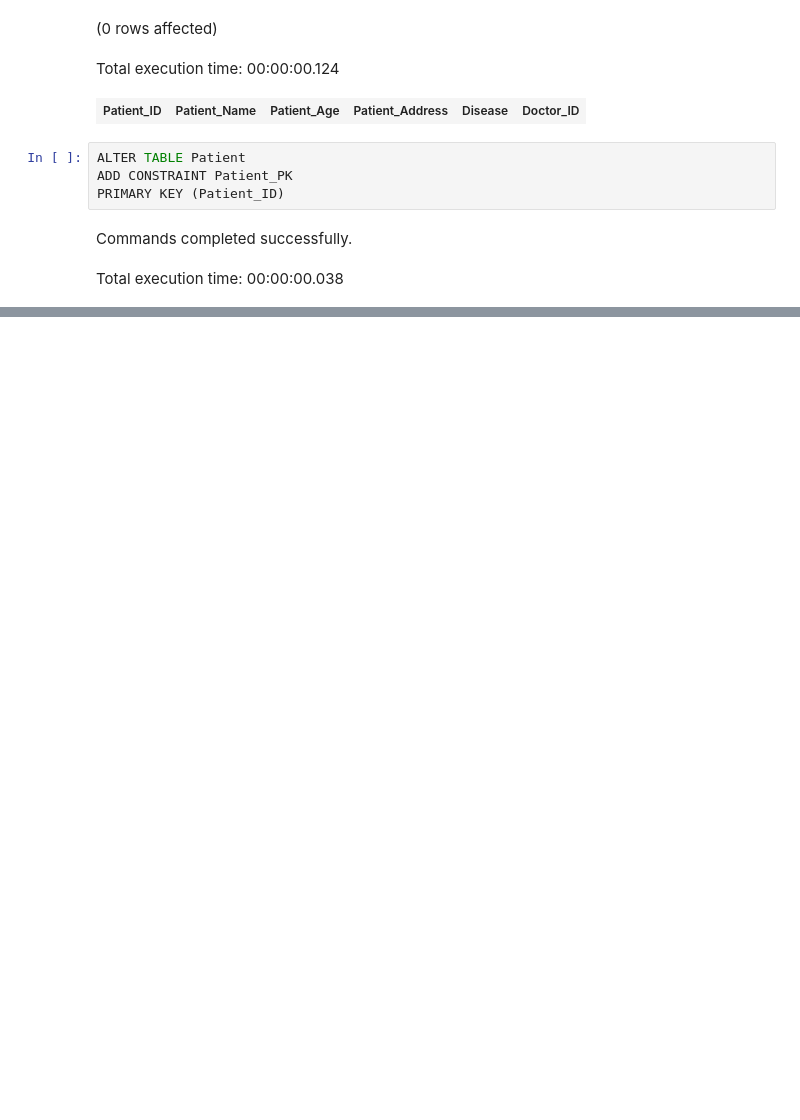
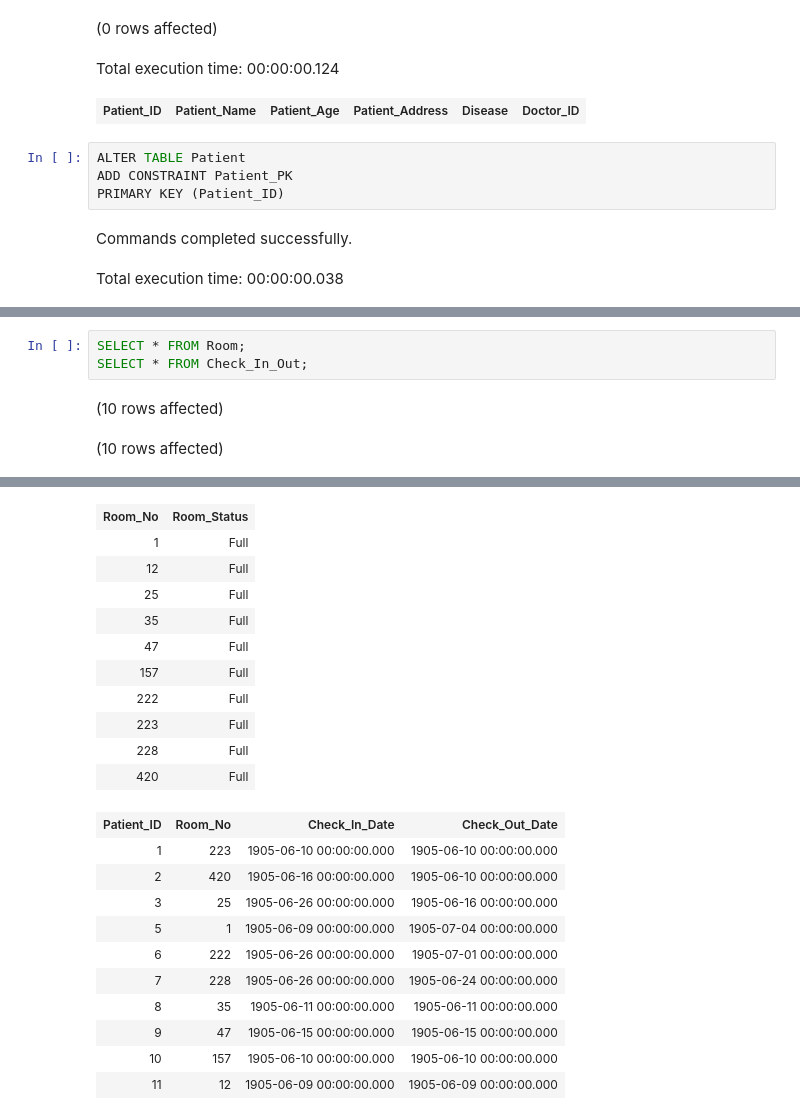
Before and after one commit to lagelicalloyd/MS-SQL-Server-Database-Management, a Jupyter notebook: Hospital Management Database.ipynb, the cells around one changed output, grey strips where cells are left out. Saved outputs shown, nothing was run; the diff lists cells and outputs as text; blank space fills up the shorter version.

```diff
--- a/Hospital Management Database.ipynb
+++ b/Hospital Management Database.ipynb
@@ -61,0 +210,6 @@ CREATE TABLE R
+# %%
+SELECT * FROM Room;
+SELECT * FROM Check_In_Out;
+# %% [output]
+(10 rows affected)
+(10 rows affected)
@@ -61,0 +217,22 @@ CREATE TABLE R
+| Room_No | Room_Status |
+| 1 | Full |
+| 12 | Full |
+| 25 | Full |
+| 35 | Full |
+| 47 | Full |
+| 157 | Full |
+| 222 | Full |
+| 223 | Full |
+| 228 | Full |
+| 420 | Full |
+| Patient_ID | Room_No | Check_In_Date | Check_Out_Date |
+| 1 | 223 | 1905-06-10 00:00:00.000 | 1905-06-10 00:00:00.000 |
+| 2 | 420 | 1905-06-16 00:00:00.000 | 1905-06-10 00:00:00.000 |
+| 3 | 25 | 1905-06-26 00:00:00.000 | 1905-06-16 00:00:00.000 |
+| 5 | 1 | 1905-06-09 00:00:00.000 | 1905-07-04 00:00:00.000 |
+| 6 | 222 | 1905-06-26 00:00:00.000 | 1905-07-01 00:00:00.000 |
+| 7 | 228 | 1905-06-26 00:00:00.000 | 1905-06-24 00:00:00.000 |
+| 8 | 35 | 1905-06-11 00:00:00.000 | 1905-06-11 00:00:00.000 |
+| 9 | 47 | 1905-06-15 00:00:00.000 | 1905-06-15 00:00:00.000 |
+| 10 | 157 | 1905-06-10 00:00:00.000 | 1905-06-10 00:00:00.000 |
+| 11 | 12 | 1905-06-09 00:00:00.000 | 1905-06-09 00:00:00.000 |
```
Also changed, not shown: parts of 20 cells of this notebook.
